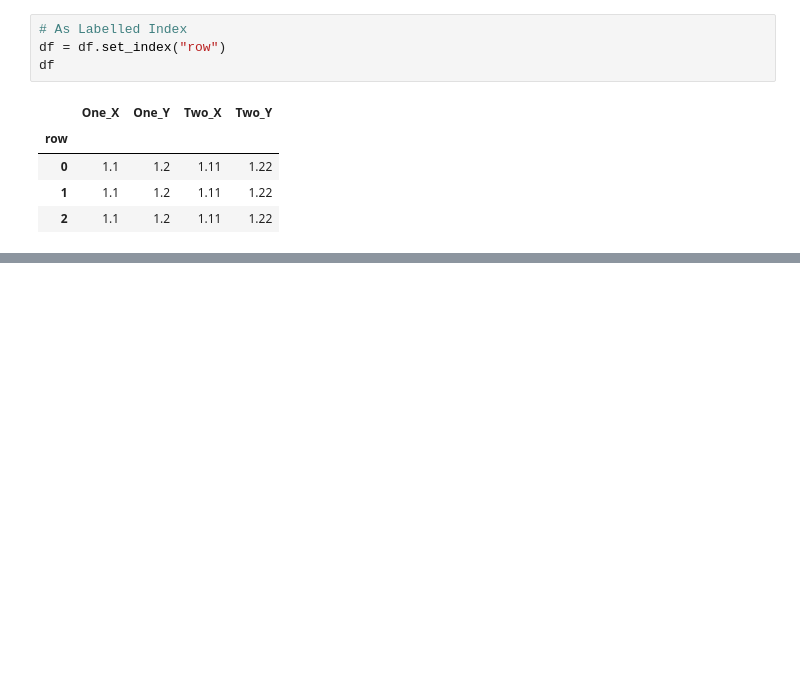
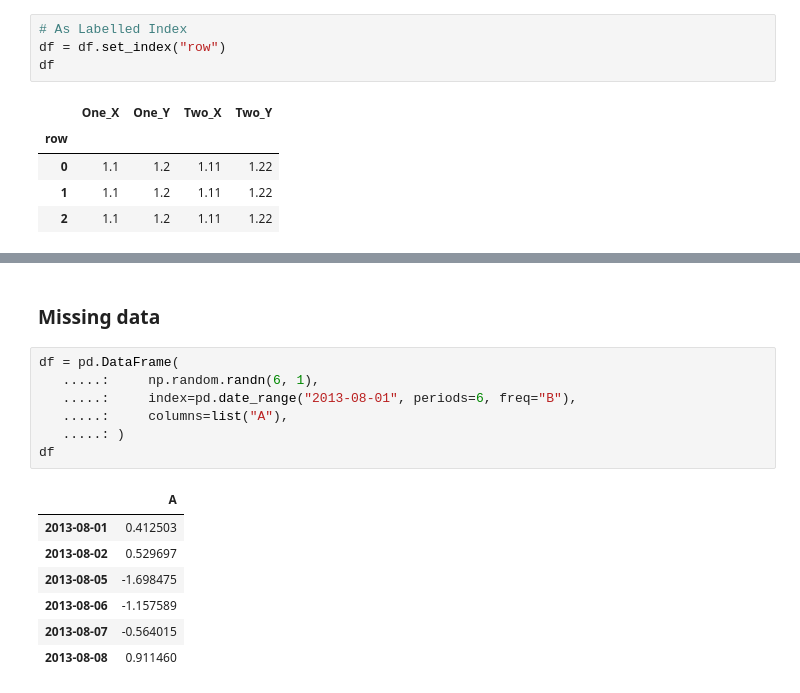
Before and after one commit to onlyabhilash/Feature-Engg, a Jupyter notebook: Pandas/Cooking.ipynb, the cells around one changed output, grey strips where cells are left out. Cells and saved outputs as stored; diff of their text form; blank space fills up the shorter version.

```diff
--- a/Pandas/Cooking.ipynb
+++ b/Pandas/Cooking.ipynb
@@ -566,0 +565,17 @@ df.sort_values(by=("Labs", "II"), ascending=False)
+# %% [markdown]
+### Missing data
+# %%
+df = pd.DataFrame(
+   .....:     np.random.randn(6, 1),
+   .....:     index=pd.date_range("2013-08-01", periods=6, freq="B"),
+   .....:     columns=list("A"),
+   .....: )
+df
+# %% [output]
+|  | A |
+| 2013-08-01 | 0.412503 |
+| 2013-08-02 | 0.529697 |
+| 2013-08-05 | -1.698475 |
+| 2013-08-06 | -1.157589 |
+| 2013-08-07 | -0.564015 |
+| 2013-08-08 | 0.911460 |
```
Also changed, not shown: parts of 48 cells of this notebook.
